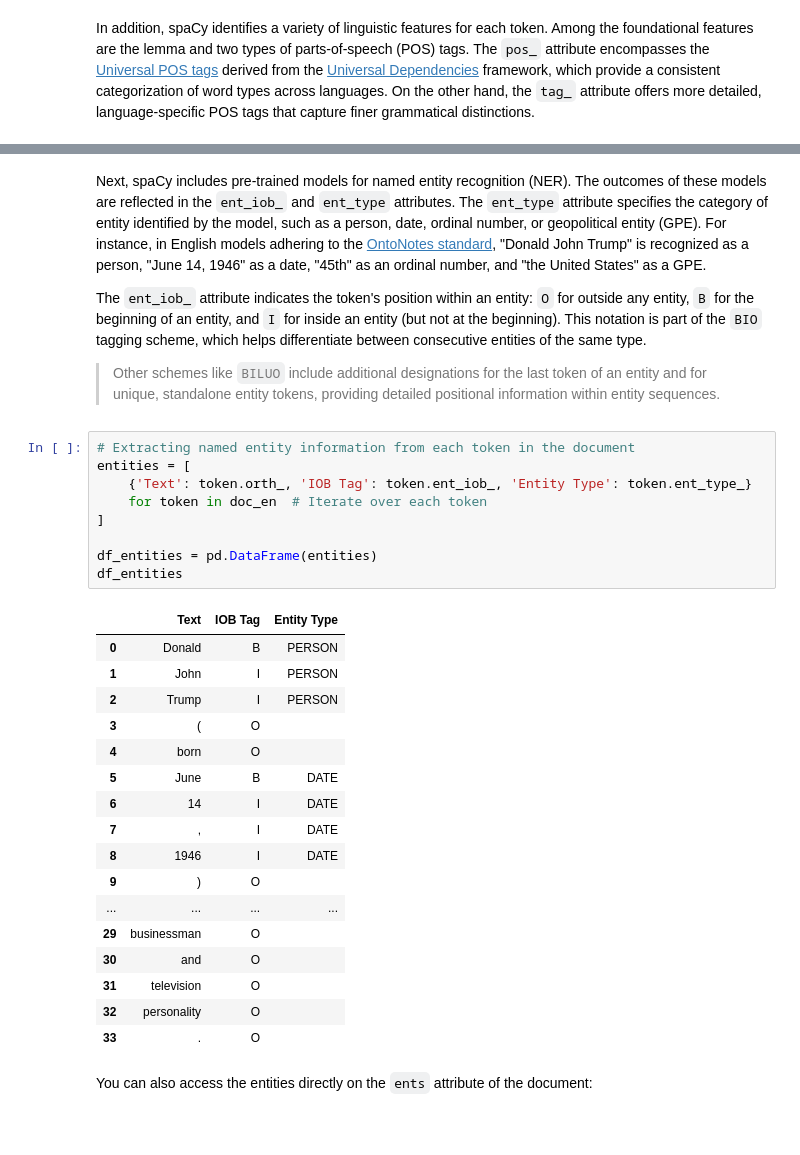
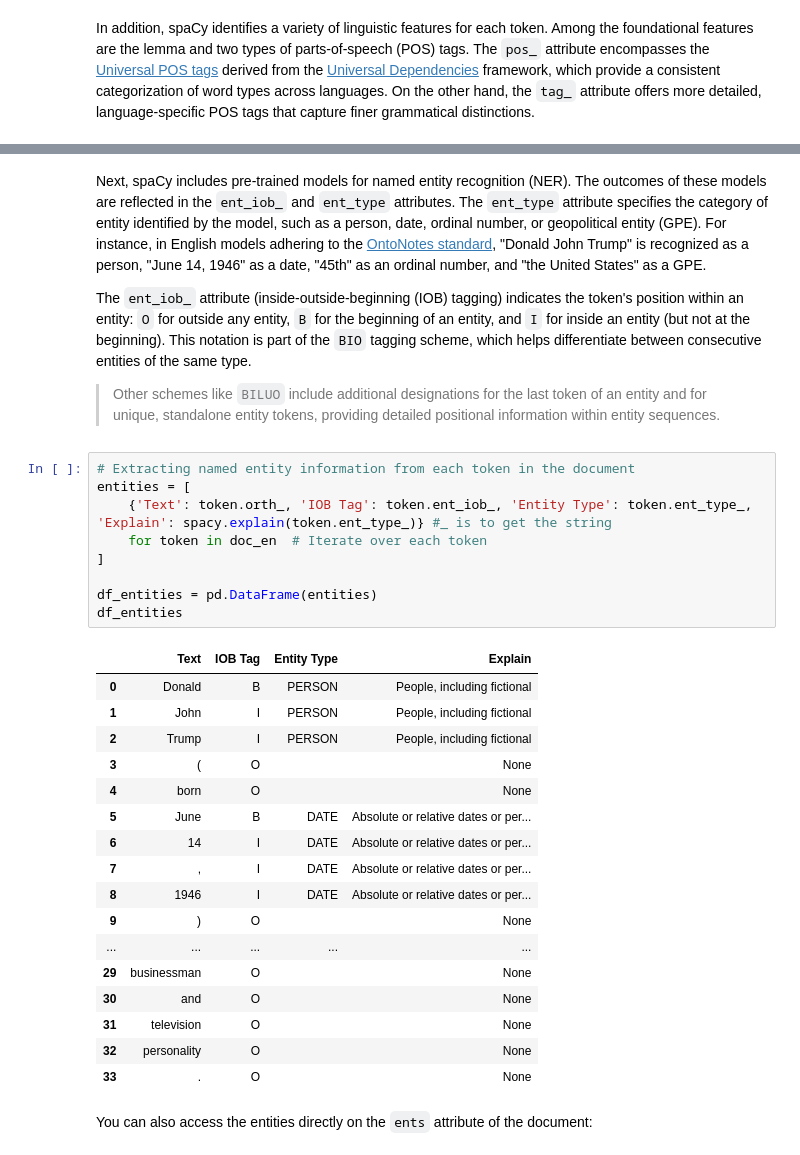
Before and after one commit to phonchi/ModularPython, a Jupyter notebook: NLP-use-pretrained-models.ipynb, the cells around one changed output, grey strips where cells are left out. Cells and saved outputs as stored; diff of their text form; blank space fills up the shorter version.

```diff
--- a/NLP-use-pretrained-models.ipynb
+++ b/NLP-use-pretrained-models.ipynb
@@ -148,36 +154,36 @@ df_features
 # %% [markdown]
 Next, spaCy includes pre-trained models for named entity recognition (NER). The outcomes of these models are reflected in the `ent_iob_` and `ent_type` attributes. The `ent_type` attribute specifies the category of entity identified by the model, such as a person, date, ordinal number, or geopolitical entity (GPE). For instance, in English models adhering to the [OntoNotes standard](https://catalog.ldc.upenn.edu/docs/LDC2013T19/OntoNotes-Release-5.0.pdf), "Donald John Trump" is recognized as a person, "June 14, 1946" as a date, "45th" as an ordinal number, and "the United States" as a GPE.
 
-The `ent_iob_` attribute indicates the token's position within an entity: `O` for outside any entity, `B` for the beginning of an entity, and `I` for inside an entity (but not at the beginning). This notation is part of the `BIO` tagging scheme, which helps differentiate between consecutive entities of the same type.
+The `ent_iob_` attribute (inside-outside-beginning (IOB) tagging) indicates the token's position within an entity: `O` for outside any entity, `B` for the beginning of an entity, and `I` for inside an entity (but not at the beginning). This notation is part of the `BIO` tagging scheme, which helps differentiate between consecutive entities of the same type.
 
 > Other schemes like `BILUO` include additional designations for the last token of an entity and for unique, standalone entity tokens, providing detailed positional information within entity sequences.
 # %%
 # Extracting named entity information from each token in the document
 entities = [
-    {'Text': token.orth_, 'IOB Tag': token.ent_iob_, 'Entity Type': token.ent_type_}
+    {'Text': token.orth_, 'IOB Tag': token.ent_iob_, 'Entity Type': token.ent_type_, 'Explain': spacy.explain(token.ent_type_)} #_ is to get the string
     for token in doc_en  # Iterate over each token
 ]
 
 df_entities = pd.DataFrame(entities)
 df_entities
 # %% [output]
-|  | Text | IOB Tag | Entity Type |
-| 0 | Donald | B | PERSON |
-| 1 | John | I | PERSON |
-| 2 | Trump | I | PERSON |
-| 3 | ( | O |  |
-| 4 | born | O |  |
-| 5 | June | B | DATE |
-| 6 | 14 | I | DATE |
-| 7 | , | I | DATE |
-| 8 | 1946 | I | DATE |
-| 9 | ) | O |  |
-| ... | ... | ... | ... |
-| 29 | businessman | O |  |
-| 30 | and | O |  |
-| 31 | television | O |  |
-| 32 | personality | O |  |
-| 33 | . | O |  |
+|  | Text | IOB Tag | Entity Type | Explain |
+| 0 | Donald | B | PERSON | People, including fictional |
+| 1 | John | I | PERSON | People, including fictional |
+| 2 | Trump | I | PERSON | People, including fictional |
+| 3 | ( | O |  | None |
+| 4 | born | O |  | None |
+| 5 | June | B | DATE | Absolute or relative dates or per... |
+| 6 | 14 | I | DATE | Absolute or relative dates or per... |
+| 7 | , | I | DATE | Absolute or relative dates or per... |
+| 8 | 1946 | I | DATE | Absolute or relative dates or per... |
+| 9 | ) | O |  | None |
+| ... | ... | ... | ... | ... |
+| 29 | businessman | O |  | None |
+| 30 | and | O |  | None |
+| 31 | television | O |  | None |
+| 32 | personality | O |  | None |
+| 33 | . | O |  | None |
 # %% [markdown]
 You can also access the entities directly on the `ents` attribute of the document:
 # %%
```
Also changed, not shown: parts of 24 cells of this notebook, 4 other files.
